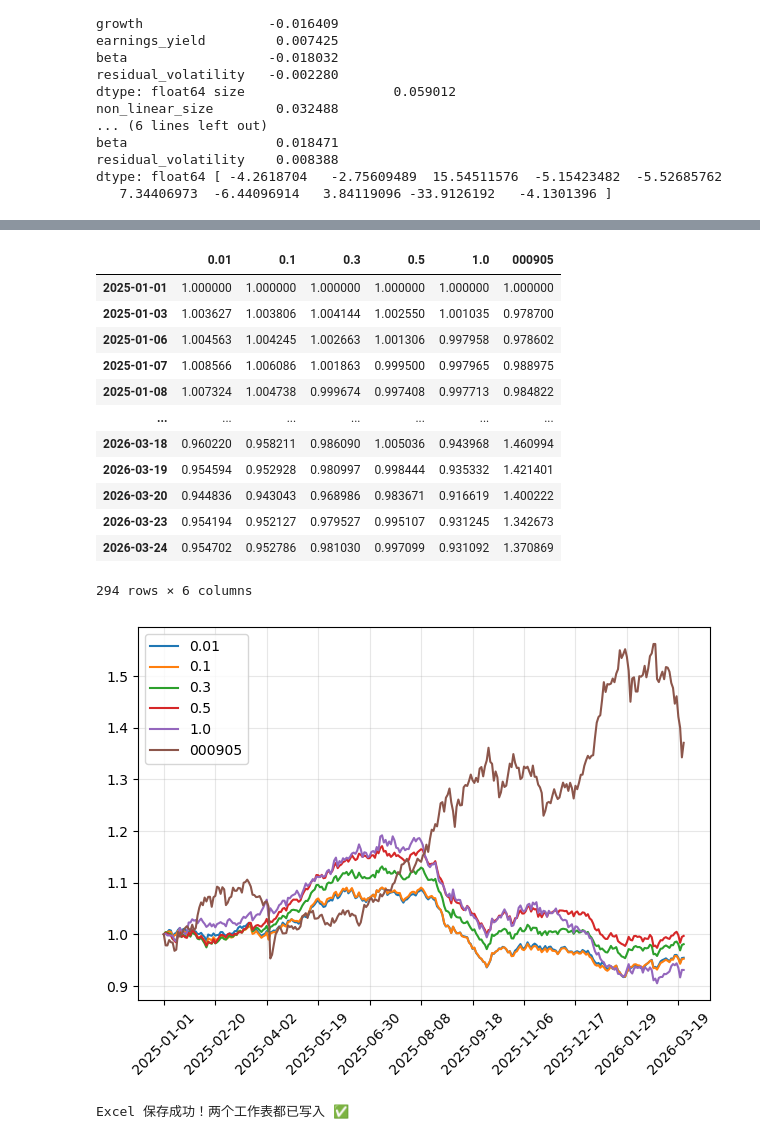
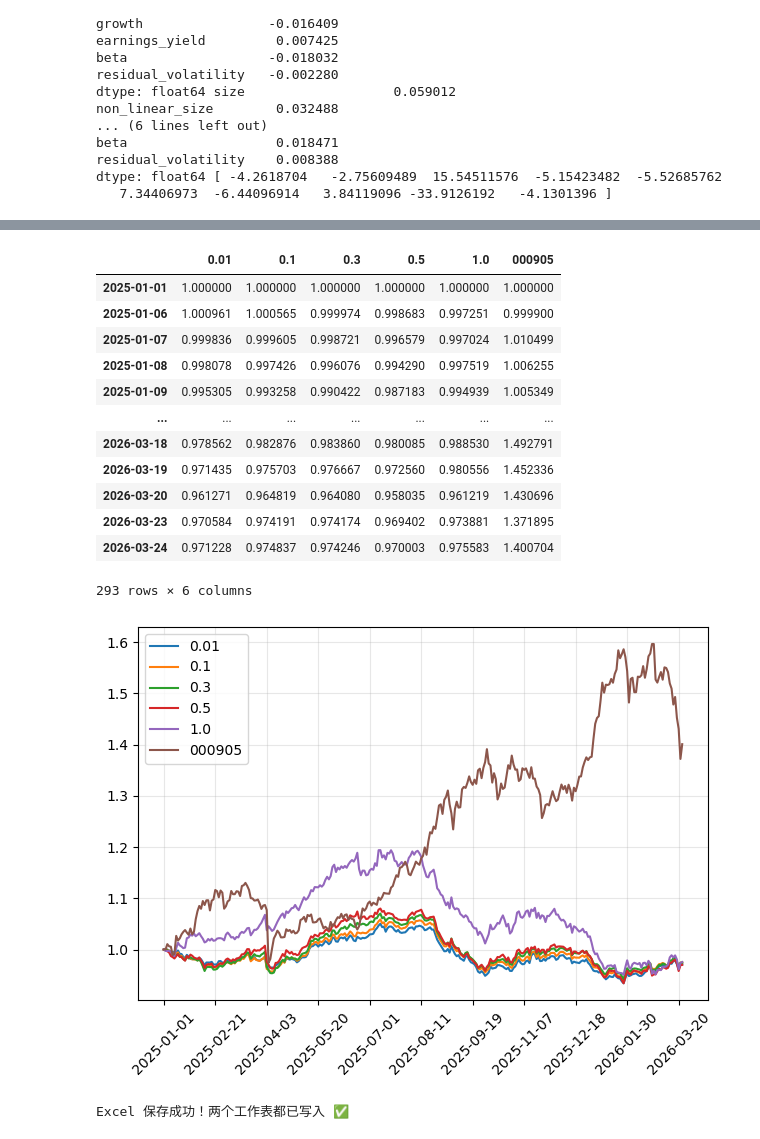
Before and after one commit to LeeSXS23456/REPOSITORY, a Jupyter notebook: portfolio_optimize.ipynb, the cells around one changed output, grey strips where cells are left out. Saved outputs shown, nothing was run; the diff lists cells and outputs as text; code cells hidden in the pictures.

```diff
--- a/portfolio_optimize.ipynb
+++ b/portfolio_optimize.ipynb
@@ -458,7 +534,7 @@ df_500 = pd.read_excel(f"{srcdir}/000905_SH.xlsx")
 df_500.index = df_500["日期"].dt.strftime('%Y-%m-%d')
 df_500.rename({"涨跌幅":"000905"},axis=1,inplace=True)
 
-ret_df = pd.DataFrame(ret_dict,index=[f[:10] for f in files[1:-1]])
+ret_df = pd.DataFrame(ret_dict,index=[f[:10] for f in files[2:-1]])
 ret_df = ret_df.merge(df_500[["000905"]],left_index=True,right_index=True)
 #ret_df = pd.DataFrame(ret_dict.items(),  # 键值对columns=["date", "value"]  # 列名你可以随便改).set_index("date")
 temp = pd.DataFrame(0, index=["2025-01-01"], columns=ret_df.columns)
@@ -471,41 +547,41 @@ plt.plot(ret_cum,label=ret_cum.columns)
 step = max(1, len(ret_cum) // 10)  # 最多显示10个刻度
 plt.xticks(
     ticks=range(0, len(ret_cum), step),  # 按步长取刻度
     labels=ret_cum.index[::step],       # 对应标签
     rotation=45,                        # 标签倾斜45度（关键！）
     fontsize=10
 )
 plt.grid(alpha=0.3)  # 加网格更美观
 plt.legend(loc='best')
 plt.tight_layout()  # 自动适配布局，防止标签截断
 
 
 # fig, ax1 = plt.subplots(figsize=(10, 6))
 # ax1.plot(ret_cum.iloc[:, :-1], label=ret_cum.columns[:-1])
 # ax1.legend(loc='best')
 # ax1.grid(alpha=0.3)
 # ax2 = ax1.twinx()
 # ax2.plot(ret_cum.iloc[:, -1], color='red', label=ret_cum.columns[-1])
 # ax2.legend(loc='upper right')
 # # 统一X轴刻度（你原来的逻辑）
 # step = max(1, len(ret_cum) // 10)
 # ax1.set_xticks(range(0, len(ret_cum), step))
 # ax1.set_xticklabels(ret_cum.index[::step], rotation=45, fontsize=10)
 # plt.tight_layout()
 # plt.show()
 ret_cum
 # %% [output]
 |  | 0.01 | 0.1 | 0.3 | 0.5 | 1.0 | 000905 |
 | 2025-01-01 | 1.000000 | 1.000000 | 1.000000 | 1.000000 | 1.000000 | 1.000000 |
-| 2025-01-03 | 1.003627 | 1.003806 | 1.004144 | 1.002550 | 1.001035 | 0.978700 |
-| 2025-01-06 | 1.004563 | 1.004245 | 1.002663 | 1.001306 | 0.997958 | 0.978602 |
-| 2025-01-07 | 1.008566 | 1.006086 | 1.001863 | 0.999500 | 0.997965 | 0.988975 |
-| 2025-01-08 | 1.007324 | 1.004738 | 0.999674 | 0.997408 | 0.997713 | 0.984822 |
+| 2025-01-06 | 1.000961 | 1.000565 | 0.999974 | 0.998683 | 0.997251 | 0.999900 |
+| 2025-01-07 | 0.999836 | 0.999605 | 0.998721 | 0.996579 | 0.997024 | 1.010499 |
+| 2025-01-08 | 0.998078 | 0.997426 | 0.996076 | 0.994290 | 0.997519 | 1.006255 |
+| 2025-01-09 | 0.995305 | 0.993258 | 0.990422 | 0.987183 | 0.994939 | 1.005349 |
 | ... | ... | ... | ... | ... | ... | ... |
-| 2026-03-18 | 0.960220 | 0.958211 | 0.986090 | 1.005036 | 0.943968 | 1.460994 |
-| 2026-03-19 | 0.954594 | 0.952928 | 0.980997 | 0.998444 | 0.935332 | 1.421401 |
-| 2026-03-20 | 0.944836 | 0.943043 | 0.968986 | 0.983671 | 0.916619 | 1.400222 |
-| 2026-03-23 | 0.954194 | 0.952127 | 0.979527 | 0.995107 | 0.931245 | 1.342673 |
-| 2026-03-24 | 0.954702 | 0.952786 | 0.981030 | 0.997099 | 0.931092 | 1.370869 |
+| 2026-03-18 | 0.978562 | 0.982876 | 0.983860 | 0.980085 | 0.988530 | 1.492791 |
+| 2026-03-19 | 0.971435 | 0.975703 | 0.976667 | 0.972560 | 0.980556 | 1.452336 |
+| 2026-03-20 | 0.961271 | 0.964819 | 0.964080 | 0.958035 | 0.961219 | 1.430696 |
+| 2026-03-23 | 0.970584 | 0.974191 | 0.974174 | 0.969402 | 0.973881 | 1.371895 |
+| 2026-03-24 | 0.971228 | 0.974837 | 0.974246 | 0.970003 | 0.975583 | 1.400704 |
-294 rows × 6 columns
+293 rows × 6 columns
-[figure, old version]
+[figure, new version]
```
Also changed, not shown: parts of 6 cells of this notebook.
